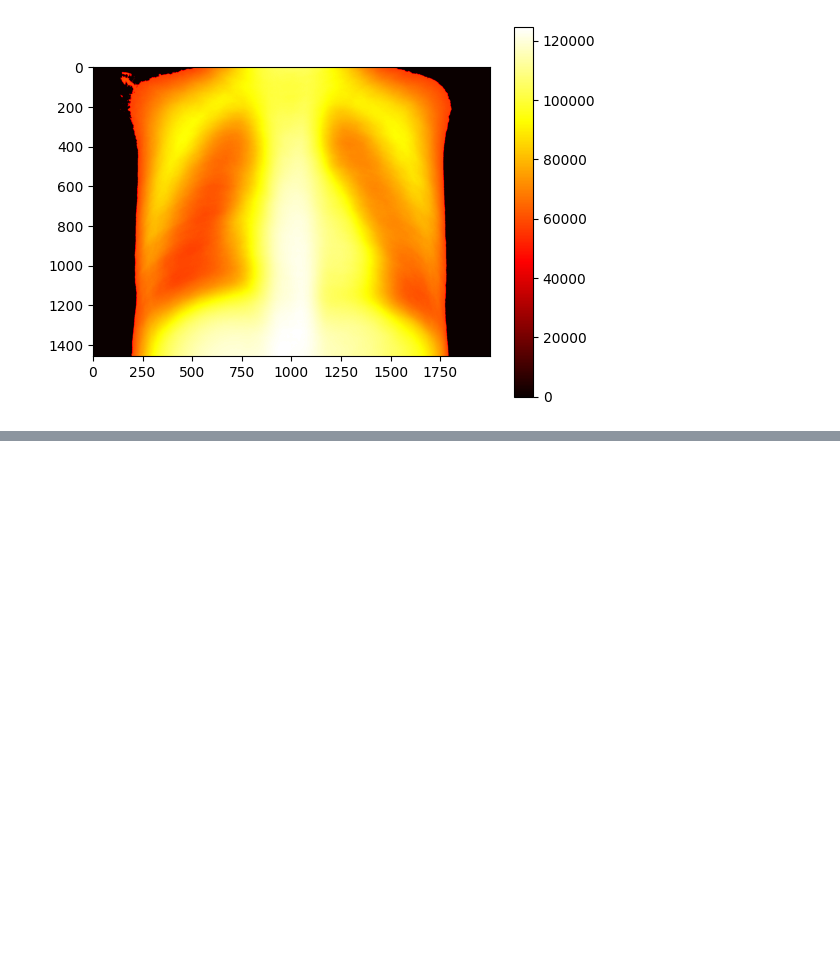
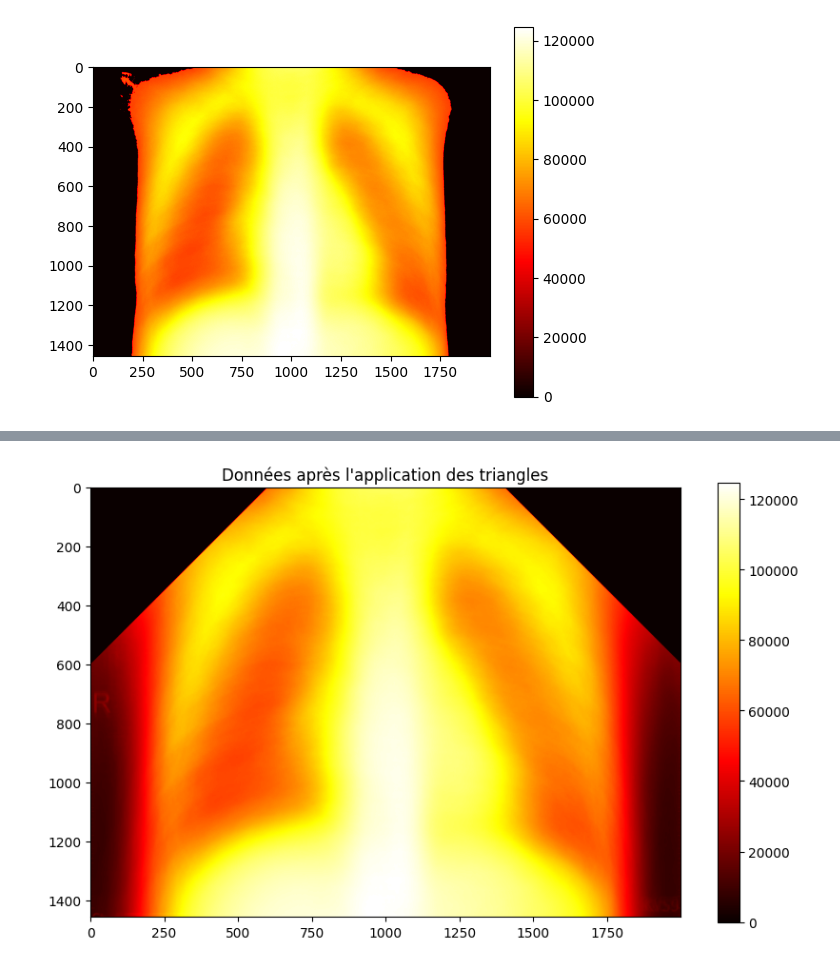
Before and after one commit to lucas066001/IllnessRecognition, a Jupyter notebook: app/ml/dataVisualization.ipynb, the cells around one changed output, grey strips where cells are left out. Drawn from its saved outputs; the diff is of its cells as text; code cells hidden in the pictures; blank space fills up the shorter version.

Commit message:
LCS: Saving before only dataset migration

```diff
--- a/app/ml/dataVisualization.ipynb
+++ b/app/ml/dataVisualization.ipynb
@@ -329,0 +295,47 @@ KeyboardInterrupt:
+# %%
+import numpy as np
+import matplotlib.pyplot as plt
+from matplotlib.patches import Polygon
+
+def determinant(p1, p2, p):
+    return (p2[0] - p1[0]) * (p[1] - p1[1]) - (p[0] - p1[0]) * (p2[1] - p1[1])
+
+
+def adapt_triangle(tableau, s1, s2, s3):
+    rows = len(tableau)
+    columns = len(tableau[0])
+
+    for i in range(rows):
+        for j in range(columns):
+
+            coord = (i, j)
+
+
+            det1 = determinant(s1, s2, coord)
+            det2 = determinant(s2, s3, coord)
+            det3 = determinant(s3, s1, coord)
+
+            if (det1 >= 0 and det2 >= 0 and det3 >= 0) or (det1 <= 0 and det2 <= 0 and det3 <= 0):
+                tableau[i][j] = 0
+
+    return tableau
+
+
+# Exemple d'utilisation :
+data =  images_sum.copy().values.reshape(1456, 2000)
+
+result = adapt_triangle(data,(0, 0), (0, 600), (600, 0))
+result = adapt_triangle(data,(0, 1400), (0, 2000), (600, 2000))
+
+df = pd.DataFrame(result)
+df = df.clip(lower=None, upper=1)
+df.to_csv(os.path.join("../../datasets/chest_Xray/local_test/_processed_resize/", "data_mask_triangle.csv"), index=False)
+
+# Affichage du résultat avec Matplotlib
+plt.figure(figsize=(10, 6))
+plt.imshow(result, cmap='hot')
+plt.colorbar()
+plt.title('Données après l\'application des triangles')
+plt.show()
+# %% [output]
+[figure, added]
```
Also changed, not shown: parts of 5 cells of this notebook, 2 other files.
